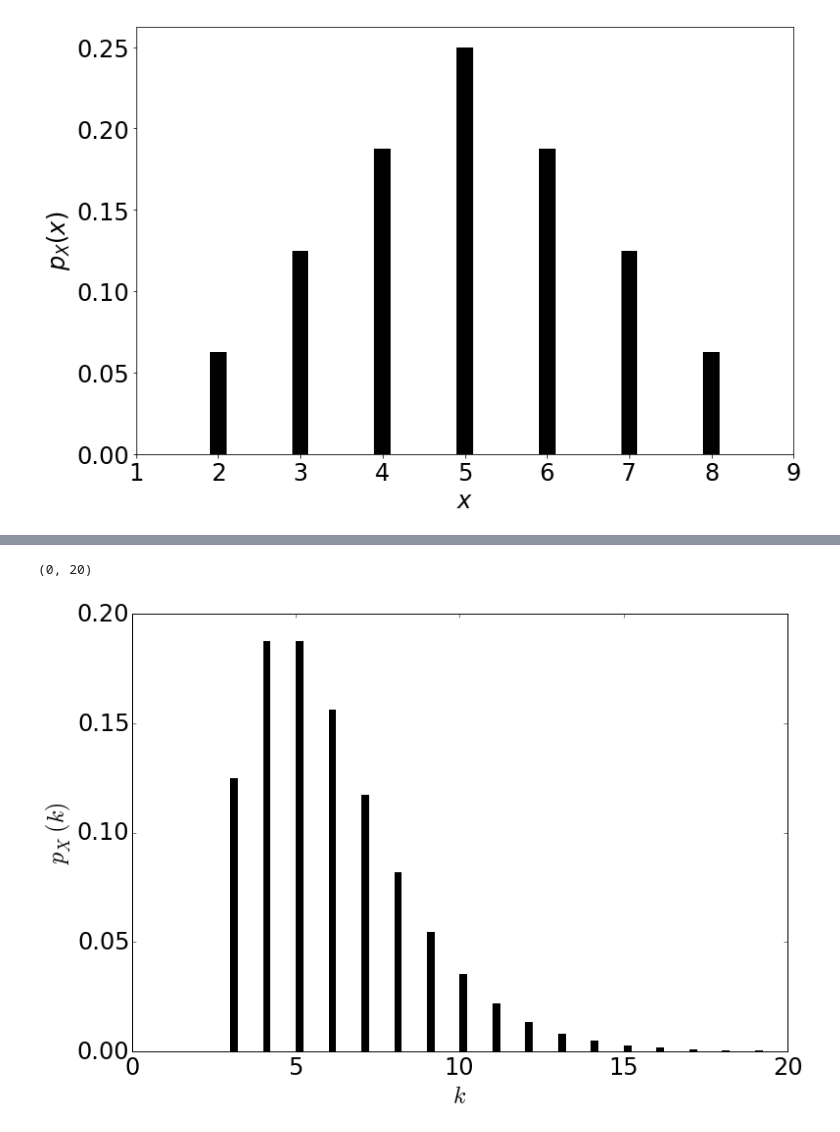
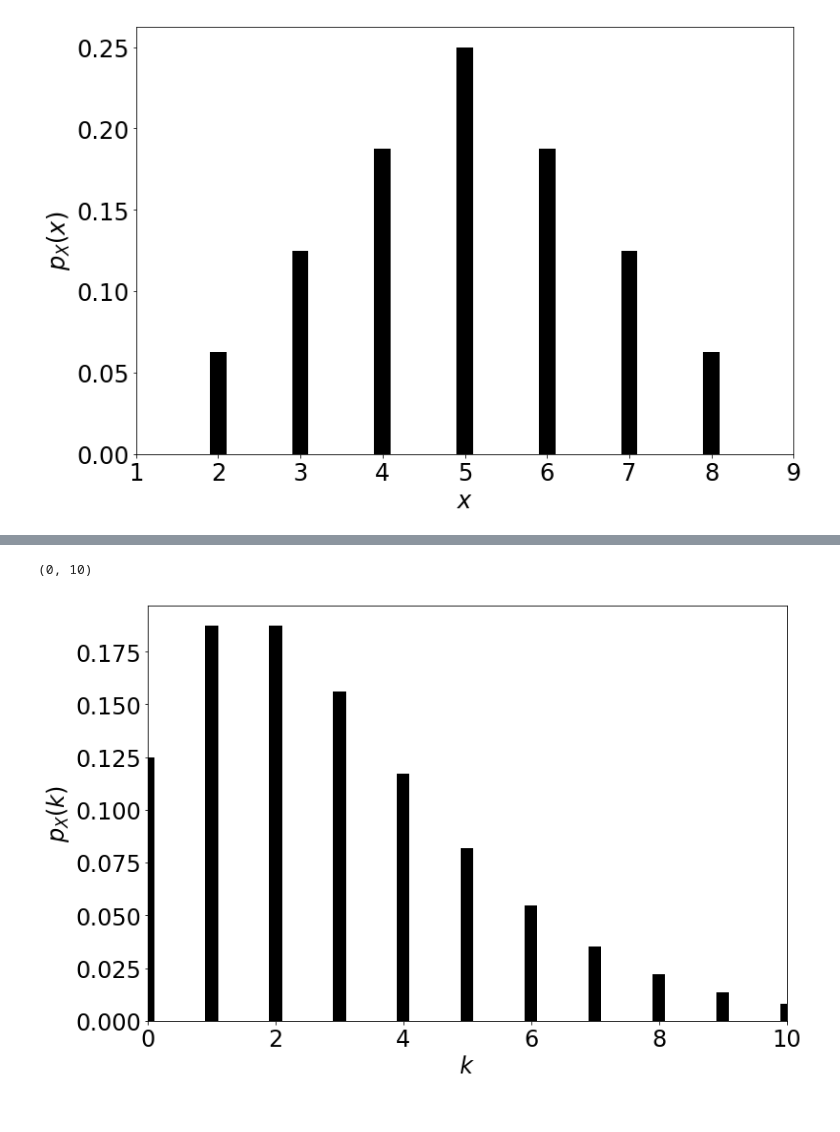
Before and after one commit to materialsvirtuallab/ceng114, a Jupyter notebook: lectures/Lecture 05 - Discrete PMFs.ipynb, the cells around one changed output, grey strips where cells are left out. Saved outputs shown, nothing was run; the diff lists cells and outputs as text; code cells hidden in the pictures.

```diff
--- a/lectures/Lecture 05 - Discrete PMFs.ipynb
+++ b/lectures/Lecture 05 - Discrete PMFs.ipynb
@@ -89,16 +89,16 @@ make_bar_plot(x, poisson.pmf(x, l), xlabel="$k$", ylabel="$p_X(k)$")
 # %%
 from scipy.stats import nbinom
 from scipy.misc import factorial
 r = 3
-x = np.arange(r, 20)
+x = np.arange(0, 20)
 p = 0.5
-coeffs = factorial(x - 1) / factorial(r - 1) / factorial(x - r)
+coeffs = factorial(x + r - 1) / factorial(x) / factorial(r - 1)
 
-plt = make_bar_plot(x, coeffs * (1-p) ** (x - r) * p ** r, xlabel="$k$", ylabel="$p_X(k)$")
-plt.xlim([0, 20])
+plt = make_bar_plot(x, coeffs * (1-p) ** r * p ** x, xlabel="$k$", ylabel="$p_X(k)$")
+plt.xlim([0, 10])
 # %% [output]
-(0, 20)
+(0, 10)
-[figure, old version]
+[figure, new version]
 # %%
 x = np.arange(r, 20)
 plt = make_bar_plot(x, nbinom.pmf(x, 3, 0.5), xlabel="$k$", ylabel="$p_X(k)$")
```
Also changed, not shown: parts of 9 cells of this notebook.
